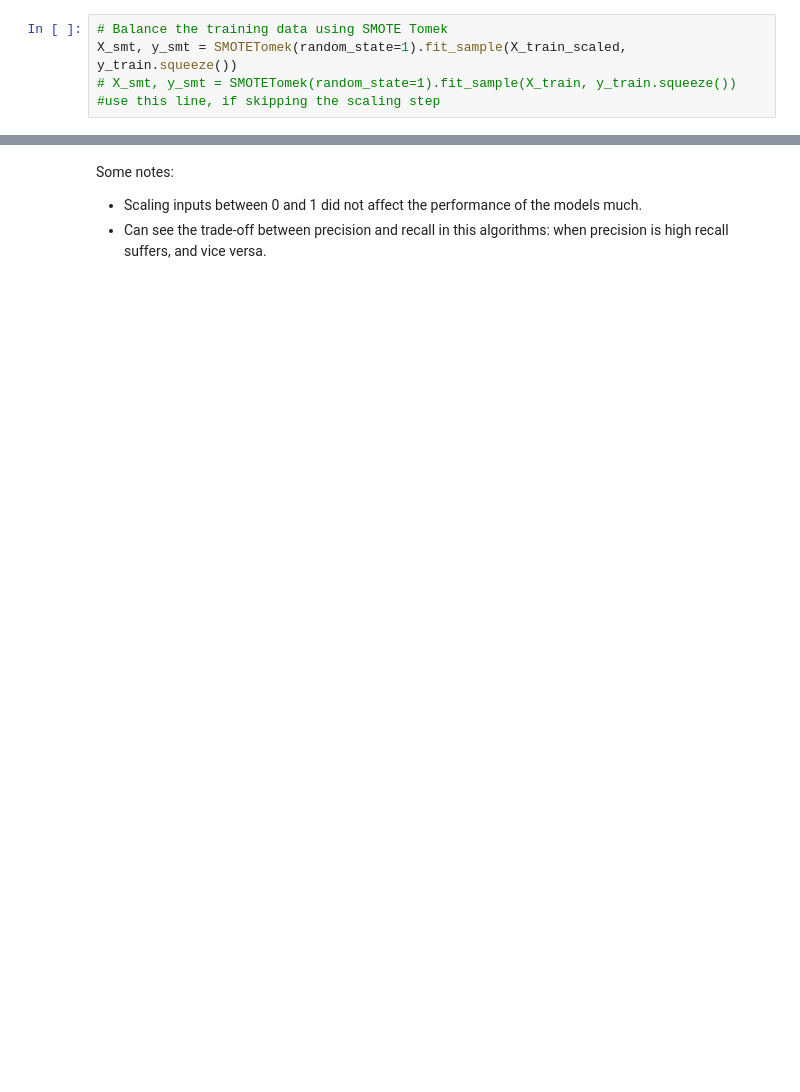
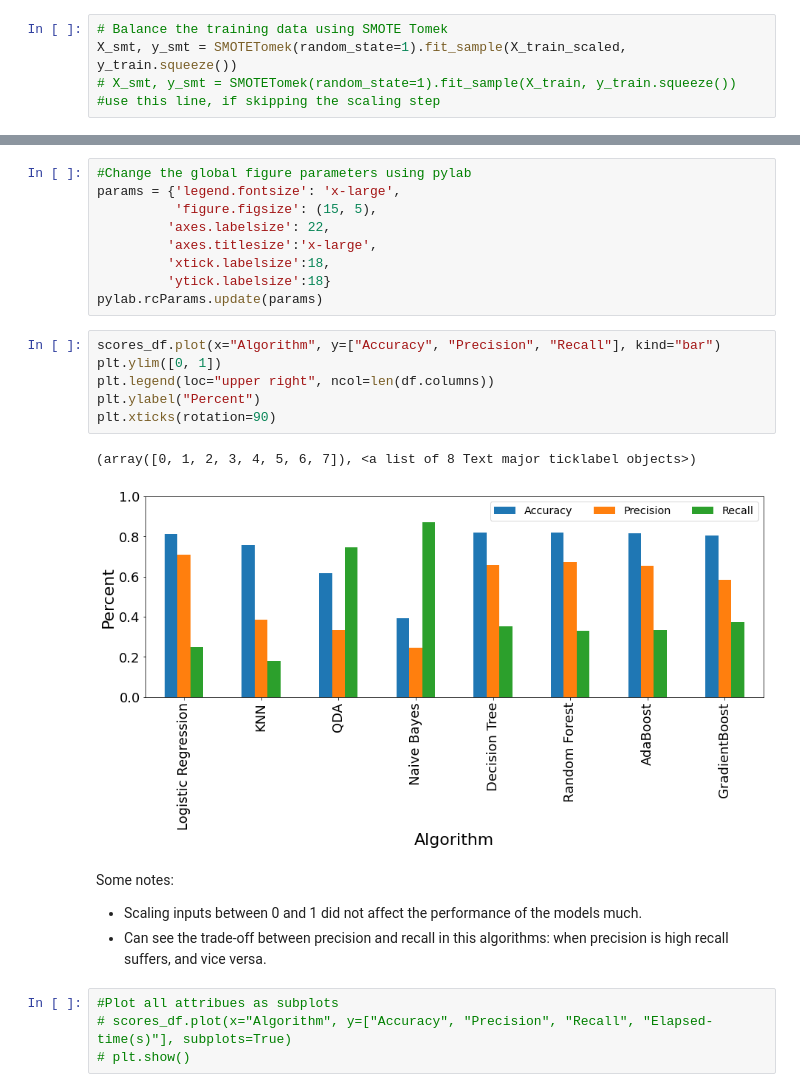
Before and after one commit to RozitaAbdoli/credit_default_mining, a Jupyter notebook: Model_comparison.ipynb, the cells around one changed output, grey strips where cells are left out. Cells and saved outputs as stored; diff of their text form; blank space fills up the shorter version.

```diff
--- a/Model_comparison.ipynb
+++ b/Model_comparison.ipynb
@@ -110,5 +123,27 @@ scores_df
+# %%
+#Change the global figure parameters using pylab
+params = {'legend.fontsize': 'x-large',
+          'figure.figsize': (15, 5),
+         'axes.labelsize': 22,
+         'axes.titlesize':'x-large',
+         'xtick.labelsize':18,
+         'ytick.labelsize':18}
+pylab.rcParams.update(params)
+# %%
+scores_df.plot(x="Algorithm", y=["Accuracy", "Precision", "Recall"], kind="bar")
+plt.ylim([0, 1])
+plt.legend(loc="upper right", ncol=len(df.columns))
+plt.ylabel("Percent")
+plt.xticks(rotation=90)
+# %% [output]
+(array([0, 1, 2, 3, 4, 5, 6, 7]), <a list of 8 Text major ticklabel objects>)
+[figure, added]
 # %% [markdown]
 Some notes:
 
 * Scaling inputs between 0 and 1 did not affect the performance of the models much.
 * Can see the trade-off between precision and recall in this algorithms: when precision is high recall suffers, and vice versa.
+# %%
+#Plot all attribues as subplots
+# scores_df.plot(x="Algorithm", y=["Accuracy", "Precision", "Recall", "Elapsed-time(s)"], subplots=True)
+# plt.show()
```
Also changed, not shown: parts of 8 cells of this notebook.
